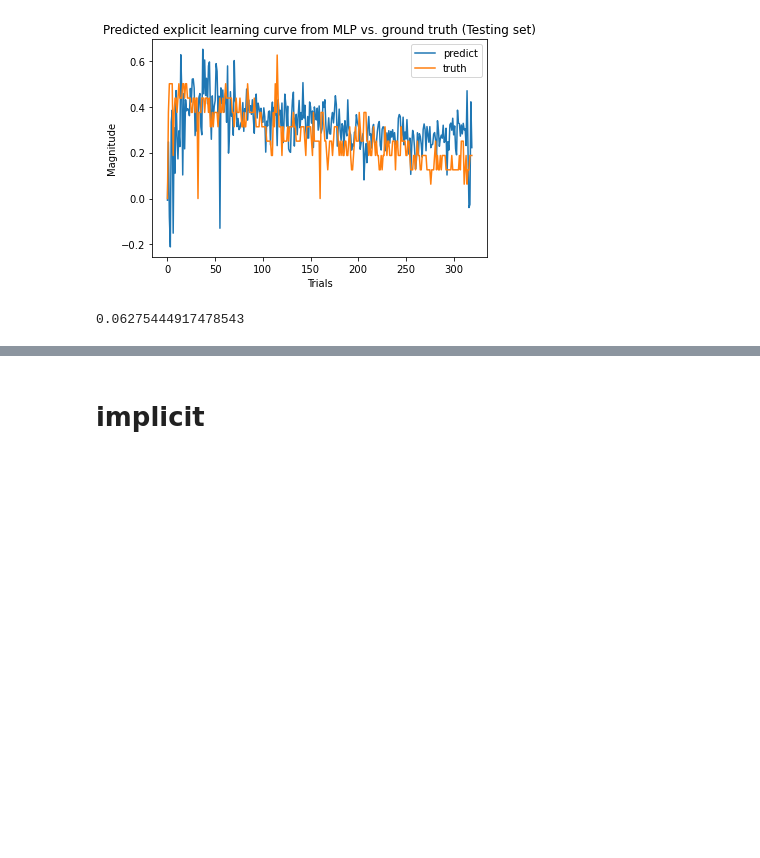
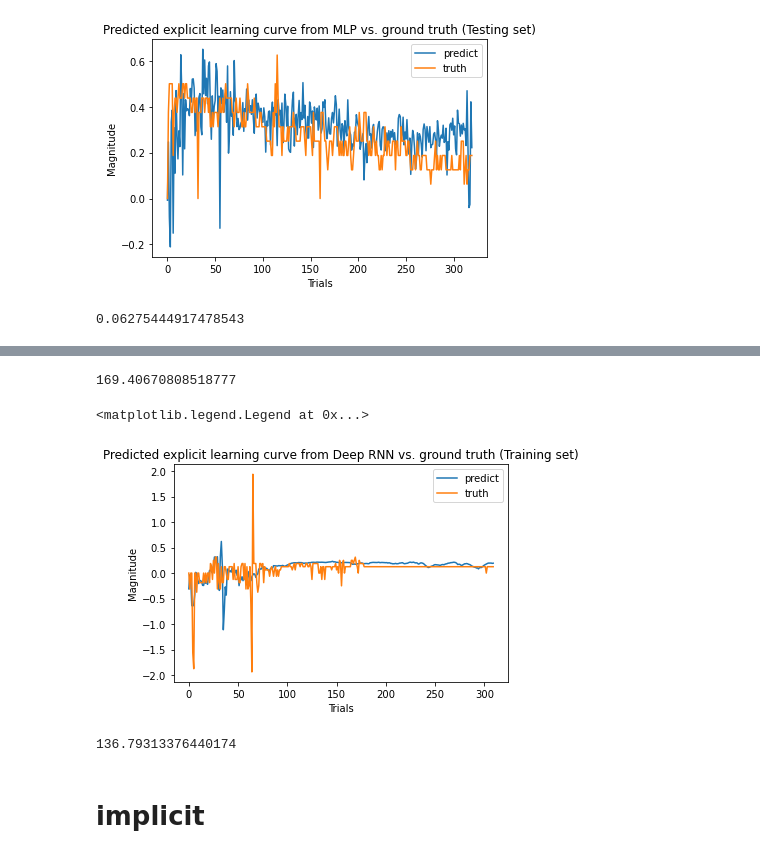
Before and after one commit to Evenstarneko/DL_Final_Project, a Jupyter notebook: Data_visualization.ipynb, the cells around one changed output, grey strips where cells are left out. Saved outputs shown, nothing was run; the diff lists cells and outputs as text; code cells hidden in the pictures; blank space fills up the shorter version.

```diff
--- a/Data_visualization.ipynb
+++ b/Data_visualization.ipynb
@@ -293,3 +285,23 @@ plt.plot(trainY[3])
+# %%
+MSE = np.sum((predict - y_test)**2)/y_test.shape[0]
+print(MSE)
+# %% [output]
+169.40670808518777
+# %%
+plt.plot(result2[42], label = "predict")
+plt.plot(trainY[42][timestep:], label = "truth")
+plt.xlabel("Trials")
+plt.ylabel("Magnitude")
+plt.title("Predicted explicit learning curve from Deep RNN vs. ground truth (Training set)")
+plt.legend()
+# %% [output]
+<matplotlib.legend.Legend at 0x...>
+[figure, added]
+# %%
+MSE = np.sum((predict2 - y_train)**2)/y_train.shape[0]
+print(MSE)
+# %% [output]
+136.79313376440174
 # %% [markdown]
 # implicit
 # %%
```
Also changed, not shown: parts of 6 cells of this notebook.
